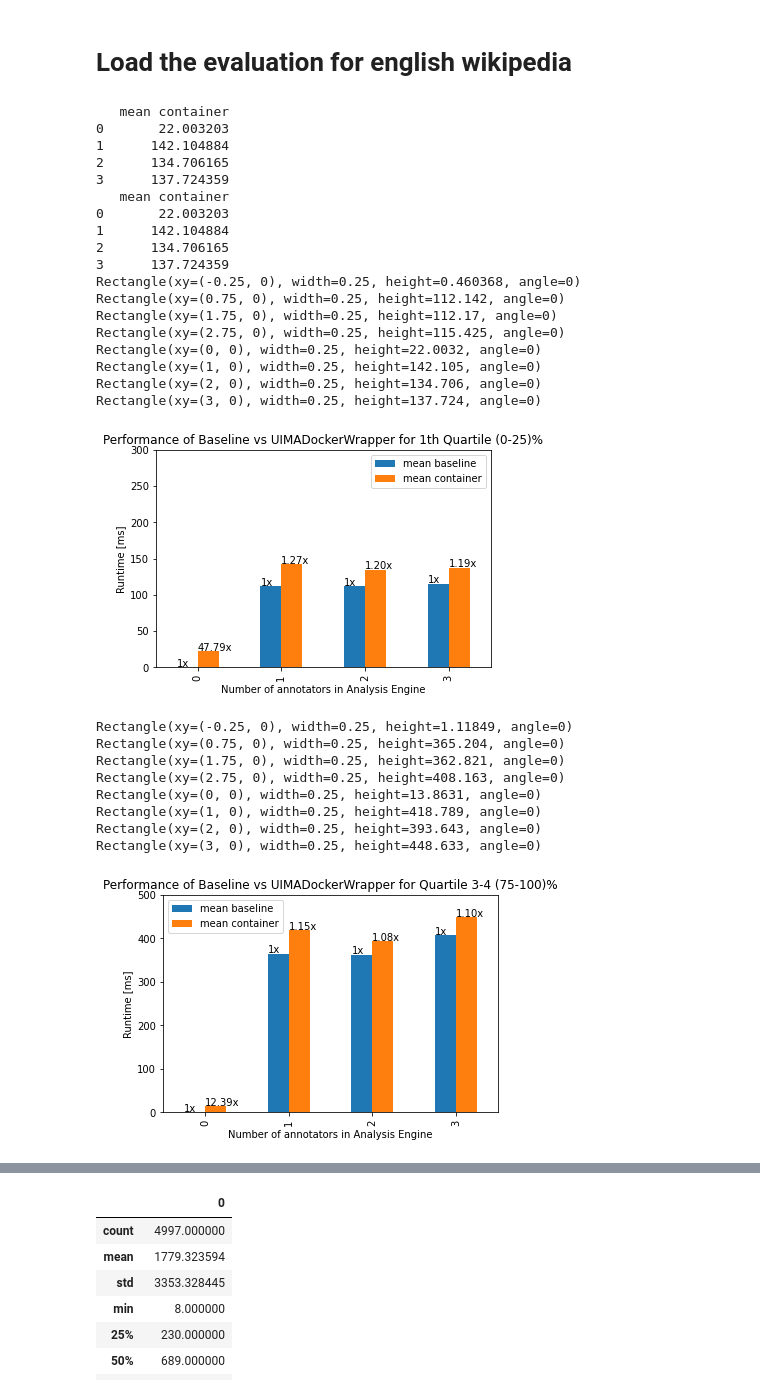
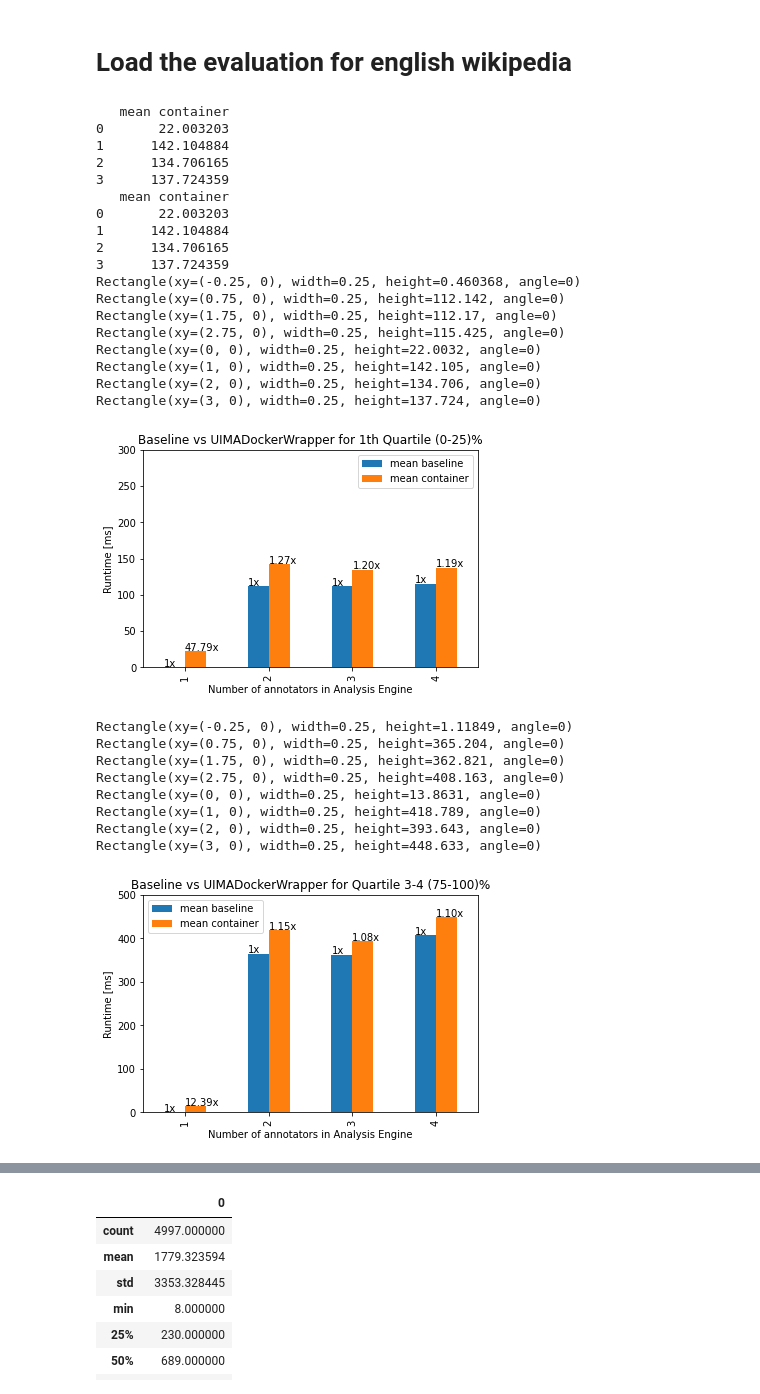
Before and after one commit to texttechnologylab/UIMADockerWrapper, a Jupyter notebook: corpora/evaluation.ipynb, the cells around one changed output, grey strips where cells are left out. Drawn from its saved outputs; the diff is of its cells as text; code cells hidden in the pictures.

```diff
--- a/corpora/evaluation.ipynb
+++ b/corpora/evaluation.ipynb
@@ -74,11 +74,13 @@ third = pandas.DataFrame({"mean baseline": [no_cont_0_25,no_cont_1_25,no_cont_2_
 
 
 cnt = cnt.rename(columns={'mean': 'mean container'})
+cnt.index+=1
 third = third.rename(columns={'mean': 'mean baseline'})
+third.index+=1
 print(cnt)
 new = pandas.concat([third,cnt],axis=1)
 result = new.plot.bar(ylim=(0,80))
-result.set_title("Performance of Baseline vs UIMADockerWrapper for 1th Quartile (0-25)%")
+result.set_title("Baseline vs UIMADockerWrapper for 1th Quartile (0-25)%")
 result.set_ylabel("Runtime [ms]")
 result.set_xlabel("Number of annotators in Analysis Engine")
 counter = 1
@@ -87,7 +89,7 @@ for p in result.patches:
     if counter < 5:
         result.annotate(str(1)+'x', (p.get_x(), p.get_height() +1))
     else:
-        result.annotate("{:.2f}".format(cnt["mean container"][counter-5]/third["mean baseline"][counter-5])+'x', (p.get_x(), p.get_height() +1))
+        result.annotate("{:.2f}".format(cnt["mean container"][counter-4]/third["mean baseline"][counter-4])+'x', (p.get_x(), p.get_height() +1))
     counter+=1
 result.get_figure().savefig("performance_german_1th.png",dpi=600)
 # %% [output]
@@ -116,7 +118,9 @@ third2 = pandas.DataFrame({"mean baseline": [no_cont_0_75,no_cont_1_75,no_cont_2
 new2 = pandas.concat([third2,cnt2],axis=1)
 result = new2.plot.bar(ylim=(0,350))
 result.set_ylabel("Runtime [ms]")
-result.set_title("Performance of Baseline vs UIMADockerWrapper for Quartile 3-4 (75-100)%")
+cnt2.index+=1
+third2.index+=1
+result.set_title("Baseline vs UIMADockerWrapper for Quartile 3-4 (75-100)%")
 result.set_xlabel("Number of annotators in Analysis Engine")
 counter = 1
 for p in result.patches:
@@ -124,7 +128,7 @@ for p in result.patches:
     if counter < 5:
         result.annotate(str(1)+'x', (p.get_x(), p.get_height() +1))
     else:
-        result.annotate("{:.2f}".format(cnt2["mean container"][counter-5]/third2["mean baseline"][counter-5])+'x', (p.get_x(), p.get_height() +1))
+        result.annotate("{:.2f}".format(cnt2["mean container"][counter-4]/third2["mean baseline"][counter-4])+'x', (p.get_x(), p.get_height() +1))
     counter+=1
 result.get_figure().savefig("performance_german_4th.png",dpi=600)
 # %% [output]
@@ -270,8 +274,9 @@ cnt = cnt.rename(columns={'mean': 'mean container'})
 third = third.rename(columns={'mean': 'mean baseline'})
 print(cnt)
 new = pandas.concat([third,cnt],axis=1)
+new.index+=1
 result = new.plot.bar(ylim=(0,300))
-result.set_title("Performance of Baseline vs UIMADockerWrapper for 1th Quartile (0-25)%")
+result.set_title("Baseline vs UIMADockerWrapper for 1th Quartile (0-25)%")
 result.set_ylabel("Runtime [ms]")
 result.set_xlabel("Number of annotators in Analysis Engine")
 counter = 1
@@ -302,34 +307,35 @@ Rectangle(xy=(0, 0), width=0.25, height=22.0032, angle=0)
 Rectangle(xy=(1, 0), width=0.25, height=142.105, angle=0)
 Rectangle(xy=(2, 0), width=0.25, height=134.706, angle=0)
 Rectangle(xy=(3, 0), width=0.25, height=137.724, angle=0)
-[figure, old version]
+[figure, new version]
 # %%
 cnt2 = pandas.DataFrame({"mean container": [cnt_0_75,cnt_1_75,cnt_2_75,cnt_3_75]})
 third2 = pandas.DataFrame({"mean baseline": [no_cont_0_75,no_cont_1_75,no_cont_2_75,no_cont_3_75]})
 new2 = pandas.concat([third2,cnt2],axis=1)
+new2.index+=1
 result = new2.plot.bar(ylim=(0,500))
 result.set_ylabel("Runtime [ms]")
-result.set_title("Performance of Baseline vs UIMADockerWrapper for Quartile 3-4 (75-100)%")
+result.set_title("Baseline vs UIMADockerWrapper for Quartile 3-4 (75-100)%")
 result.set_xlabel("Number of annotators in Analysis Engine")
 counter = 1
 for p in result.patches:
     print(p)
     if counter < 5:
         result.annotate(str(1)+'x', (p.get_x(), p.get_height() +1))
     else:
         result.annotate("{:.2f}".format(cnt2["mean container"][counter-5]/third2["mean baseline"][counter-5])+'x', (p.get_x(), p.get_height() +1))
     counter+=1
 result.get_figure().savefig("performance_wiki_4th.png",dpi=600)
 # %% [output]
 Rectangle(xy=(-0.25, 0), width=0.25, height=1.11849, angle=0)
 Rectangle(xy=(0.75, 0), width=0.25, height=365.204, angle=0)
 Rectangle(xy=(1.75, 0), width=0.25, height=362.821, angle=0)
 Rectangle(xy=(2.75, 0), width=0.25, height=408.163, angle=0)
 Rectangle(xy=(0, 0), width=0.25, height=13.8631, angle=0)
 Rectangle(xy=(1, 0), width=0.25, height=418.789, angle=0)
 Rectangle(xy=(2, 0), width=0.25, height=393.643, angle=0)
 Rectangle(xy=(3, 0), width=0.25, height=448.633, angle=0)
-[figure, old version]
+[figure, new version]
 # %%
 ax1 = pyplot.subplot()
 pyplot.xticks(np.arange(1, 5, 1))
```
Also changed, not shown: parts of 5 cells of this notebook, 1 other file.
